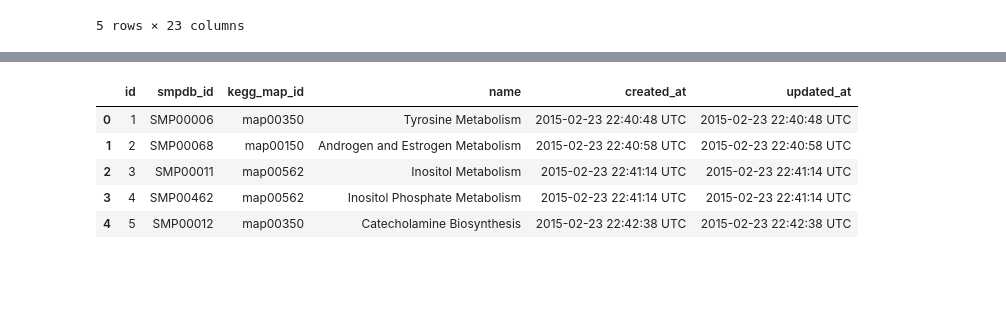
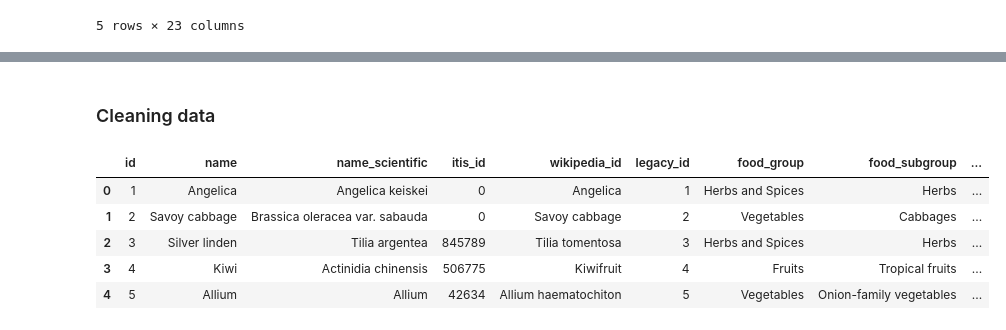
Before and after one commit to marketakrenkova/drug-interaction-prediction, a Jupyter notebook: foodb.ipynb, the cells around one changed output, grey strips where cells are left out. Saved outputs shown, nothing was run; the diff lists cells and outputs as text; code cells hidden in the pictures; blank space fills up the shorter version.

Commit message:
cleaning foodb

```diff
--- a/foodb.ipynb
+++ b/foodb.ipynb
@@ -5,7 +5,7 @@
 # %%
 import pandas as pd
 # %%
-data_dir = 'data/foodb_2020_04_07_csv/'
+data_dir = '../data/foodb_2020_04_07_csv/'
 # %%
 acc_num = pd.read_csv(data_dir + 'AccessionNumber.csv')
 acc_num.head()
@@ -239,12 +183,22 @@ ontology_term.head()
-# %%
-pathway = pd.read_csv(data_dir + 'Pathway.csv')
-pathway.head()
-
-# not useful
-# %% [output]
-|  | id | smpdb_id | kegg_map_id | name | created_at | updated_at |
-| 0 | 1 | SMP00006 | map00350 | Tyrosine Metabolism | 2015-02-23 22:40:48 UTC | 2015-02-23 22:40:48 UTC |
-| 1 | 2 | SMP00068 | map00150 | Androgen and Estrogen Metabolism | 2015-02-23 22:40:58 UTC | 2015-02-23 22:40:58 UTC |
-| 2 | 3 | SMP00011 | map00562 | Inositol Metabolism | 2015-02-23 22:41:14 UTC | 2015-02-23 22:41:14 UTC |
-| 3 | 4 | SMP00462 | map00562 | Inositol Phosphate Metabolism | 2015-02-23 22:41:14 UTC | 2015-02-23 22:41:14 UTC |
-| 4 | 5 | SMP00012 | map00350 | Catecholamine Biosynthesis | 2015-02-23 22:42:38 UTC | 2015-02-23 22:42:38 UTC |
+# %% [markdown]
+### Cleaning data
+# %%
+food.drop(
+    ['description', 'picture_file_name', 'picture_content_type',
+    'picture_file_size', 'picture_updated_at', 'created_at', 'updated_at',
+    'creator_id', 'updater_id', 'export_to_afcdb', 'export_to_foodb'],
+     axis=1, inplace=True)
+# food.head()
+# %%
+food['itis_id'] = food['itis_id'].fillna(0).astype(int)
+food['legacy_id'] = food['legacy_id'].fillna(0).astype(int)
+food['ncbi_taxonomy_id'] = food['ncbi_taxonomy_id'].fillna(0).astype(int)
+
+food.head()
+# %% [output]
+|  | id | name | name_scientific | itis_id | wikipedia_id | legacy_id | food_group | food_subgroup | ... |
+| 0 | 1 | Angelica | Angelica keiskei | 0 | Angelica | 1 | Herbs and Spices | Herbs | ... |
+| 1 | 2 | Savoy cabbage | Brassica oleracea var. sabauda | 0 | Savoy cabbage | 2 | Vegetables | Cabbages | ... |
+| 2 | 3 | Silver linden | Tilia argentea | 845789 | Tilia tomentosa | 3 | Herbs and Spices | Herbs | ... |
+| 3 | 4 | Kiwi | Actinidia chinensis | 506775 | Kiwifruit | 4 | Fruits | Tropical fruits | ... |
+| 4 | 5 | Allium | Allium | 42634 | Allium haematochiton | 5 | Vegetables | Onion-family vegetables | ... |
```
Also changed, not shown: parts of 19 cells of this notebook.
